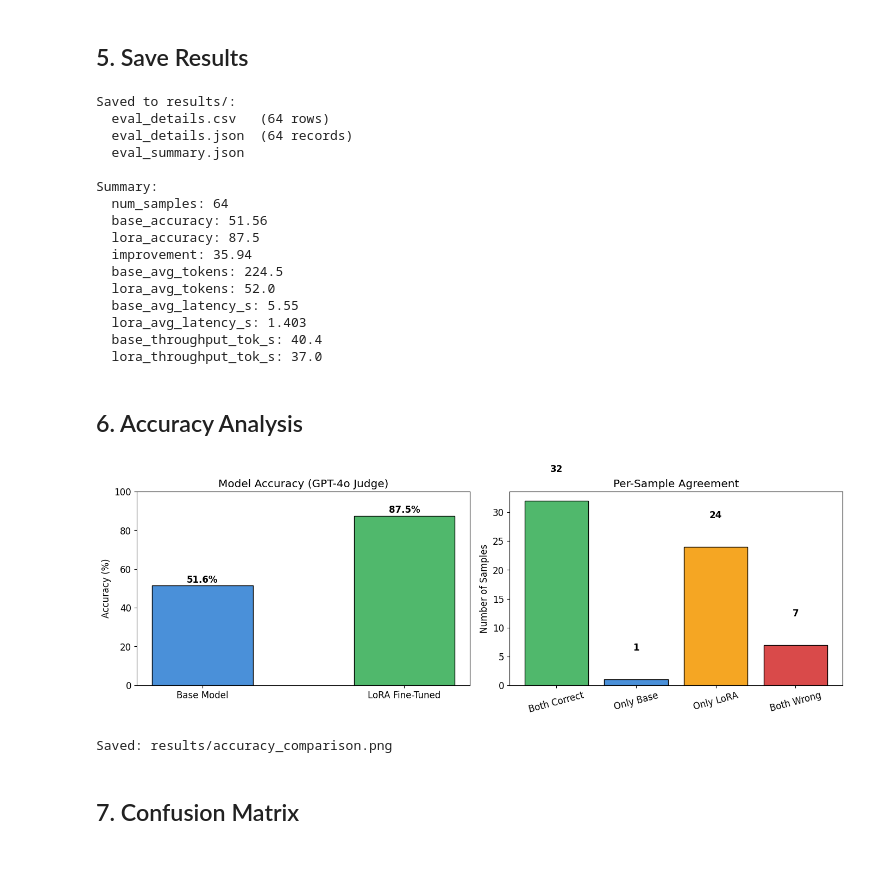
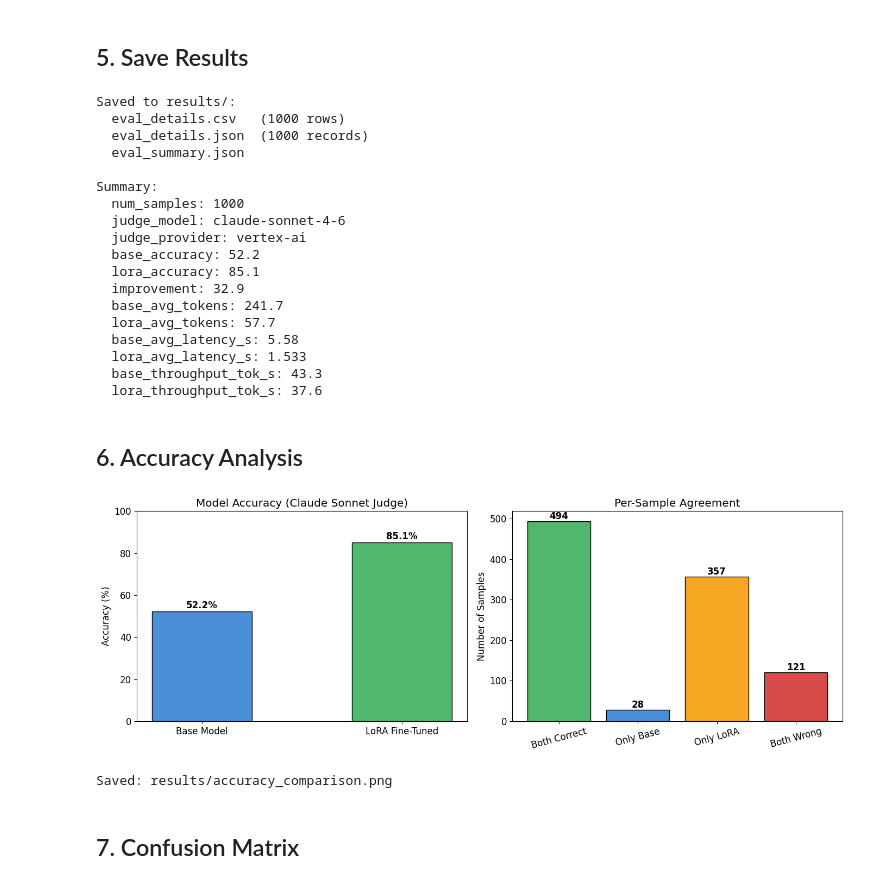
Before and after one commit to bhajian/tuning-llama-task, a Jupyter notebook: inference/evaluation.ipynb, the cells around one changed output. Saved outputs shown, nothing was run; the diff lists cells and outputs as text; code cells hidden in the pictures.

```diff
--- a/inference/evaluation.ipynb
+++ b/inference/evaluation.ipynb
@@ -58,11 +80,20 @@ Samples:  1000
 # %%
 from datasets import load_dataset
 
-dataset = load_dataset("tatsu-lab/alpaca", split="train")
-dataset = dataset.shuffle(seed=SEED).select(range(NUM_SAMPLES))
-samples = list(dataset)
+SAMPLES_FILE = f"{RESULTS_DIR}/samples.json"
 
-print(f"Loaded {len(samples)} samples from Alpaca dataset")
+if os.path.exists(SAMPLES_FILE):
+    with open(SAMPLES_FILE) as f:
+        samples = json.load(f)
+    print(f"Loaded {len(samples)} samples from checkpoint: {SAMPLES_FILE}")
+else:
+    dataset = load_dataset("tatsu-lab/alpaca", split="train")
+    dataset = dataset.shuffle(seed=SEED).select(range(NUM_SAMPLES))
+    samples = [dict(s) for s in dataset]
+    with open(SAMPLES_FILE, "w") as f:
+        json.dump(samples, f)
+    print(f"Loaded {len(samples)} samples from Alpaca dataset (saved to {SAMPLES_FILE})")
+
 print(f"\nExample:")
 print(f"  Instruction: {samples[0]['instruction'][:100]}...")
 print(f"  Input:       {samples[0].get('input', '')[:100]}")
@@ -229,20 +309,0 @@ def judge_sample(result):
-# %%
-print(f"Judging {len(results)} samples with GPT-4o ({PARALLEL_WORKERS} workers)...\n")
-
-judged_results = []
-start_time = time.time()
-
-with ThreadPoolExecutor(max_workers=PARALLEL_WORKERS) as executor:
-    futures = {executor.submit(judge_sample, r): r["index"] for r in results}
-    for future in as_completed(futures):
-        judged_results.append(future.result())
-        done = len(judged_results)
-        if done % 100 == 0 or done == len(results):
-            elapsed = time.time() - start_time
-            base_acc = sum(r["base_score"] for r in judged_results) / done * 100
-            lora_acc = sum(r["lora_score"] for r in judged_results) / done * 100
-            print(f"  [{done:4d}/{len(results)}] Base: {base_acc:.1f}% | LoRA: {lora_acc:.1f}% | {elapsed:.0f}s")
-
-judged_results.sort(key=lambda x: x["index"])
-total_judge_time = time.time() - start_time
-print(f"\nJudging complete. Time: {total_judge_time:.1f}s")
@@ -252,18 +384,17 @@ RateLimitError: Error code: 429 - {'error': {'message': 'Rate limit reached for
 # %% [markdown]
 ## 5. Save Results
 # %%
-import json
 import pandas as pd
 
 df = pd.DataFrame(judged_results)
 
-# Save detailed results
 df.to_csv(f"{RESULTS_DIR}/eval_details.csv", index=False)
 df.to_json(f"{RESULTS_DIR}/eval_details.json", orient="records", indent=2)
 
-# Save summary
 summary = {
     "num_samples": len(df),
+    "judge_model": JUDGE_MODEL,
+    "judge_provider": "vertex-ai",
     "base_accuracy": round(df["base_score"].mean() * 100, 2),
     "lora_accuracy": round(df["lora_score"].mean() * 100, 2),
     "improvement": round((df["lora_score"].mean() - df["base_score"].mean()) * 100, 2),
@@ -287,21 +418,23 @@ for k, v in summary.items():
     print(f"  {k}: {v}")
 # %% [output]
 Saved to results/:
-  eval_details.csv   (64 rows)
-  eval_details.json  (64 records)
+  eval_details.csv   (1000 rows)
+  eval_details.json  (1000 records)
   eval_summary.json
 
 Summary:
-  num_samples: 64
-  base_accuracy: 51.56
-  lora_accuracy: 87.5
-  improvement: 35.94
-  base_avg_tokens: 224.5
-  lora_avg_tokens: 52.0
-  base_avg_latency_s: 5.55
-  lora_avg_latency_s: 1.403
-  base_throughput_tok_s: 40.4
-  lora_throughput_tok_s: 37.0
+  num_samples: 1000
+  judge_model: claude-sonnet-4-6
+  judge_provider: vertex-ai
+  base_accuracy: 52.2
+  lora_accuracy: 85.1
+  improvement: 32.9
+  base_avg_tokens: 241.7
+  lora_avg_tokens: 57.7
+  base_avg_latency_s: 5.58
+  lora_avg_latency_s: 1.533
+  base_throughput_tok_s: 43.3
+  lora_throughput_tok_s: 37.6
 # %% [markdown]
 ## 6. Accuracy Analysis
 # %%
@@ -318,36 +451,36 @@ fig, axes = plt.subplots(1, 2, figsize=(14, 5))
 bars = axes[0].bar(["Base Model", "LoRA Fine-Tuned"], [base_acc, lora_acc],
                    color=["#4a90d9", "#50b86c"], width=0.5, edgecolor="black")
 axes[0].set_ylabel("Accuracy (%)")
-axes[0].set_title("Model Accuracy (GPT-4o Judge)")
+axes[0].set_title("Model Accuracy (Claude Sonnet Judge)")
 axes[0].set_ylim(0, 100)
 for bar, val in zip(bars, [base_acc, lora_acc]):
     axes[0].text(bar.get_x() + bar.get_width() / 2, bar.get_height() + 1.5,
                  f"{val:.1f}%", ha="center", fontweight="bold")
 
 # Stacked bar: per-sample agreement
 both_correct = ((df["base_score"] == 1) & (df["lora_score"] == 1)).sum()
 only_base = ((df["base_score"] == 1) & (df["lora_score"] == 0)).sum()
 only_lora = ((df["base_score"] == 0) & (df["lora_score"] == 1)).sum()
 both_wrong = ((df["base_score"] == 0) & (df["lora_score"] == 0)).sum()
 
 categories = ["Both Correct", "Only Base", "Only LoRA", "Both Wrong"]
 values = [both_correct, only_base, only_lora, both_wrong]
 colors = ["#50b86c", "#4a90d9", "#f5a623", "#d94a4a"]
 
 bars2 = axes[1].bar(categories, values, color=colors, edgecolor="black")
 axes[1].set_ylabel("Number of Samples")
 axes[1].set_title("Per-Sample Agreement")
 axes[1].tick_params(axis="x", rotation=15)
 for bar, val in zip(bars2, values):
     axes[1].text(bar.get_x() + bar.get_width() / 2, bar.get_height() + 5,
                  str(val), ha="center", fontweight="bold")
 
 plt.tight_layout()
 plt.savefig(f"{RESULTS_DIR}/accuracy_comparison.png", dpi=150, bbox_inches="tight")
 plt.show()
 print(f"Saved: {RESULTS_DIR}/accuracy_comparison.png")
 # %% [output]
-[figure, old version]
+[figure, new version]
 Saved: results/accuracy_comparison.png
 # %% [markdown]
 ## 7. Confusion Matrix
```
Also changed, not shown: parts of 14 cells of this notebook, 1 other file.
